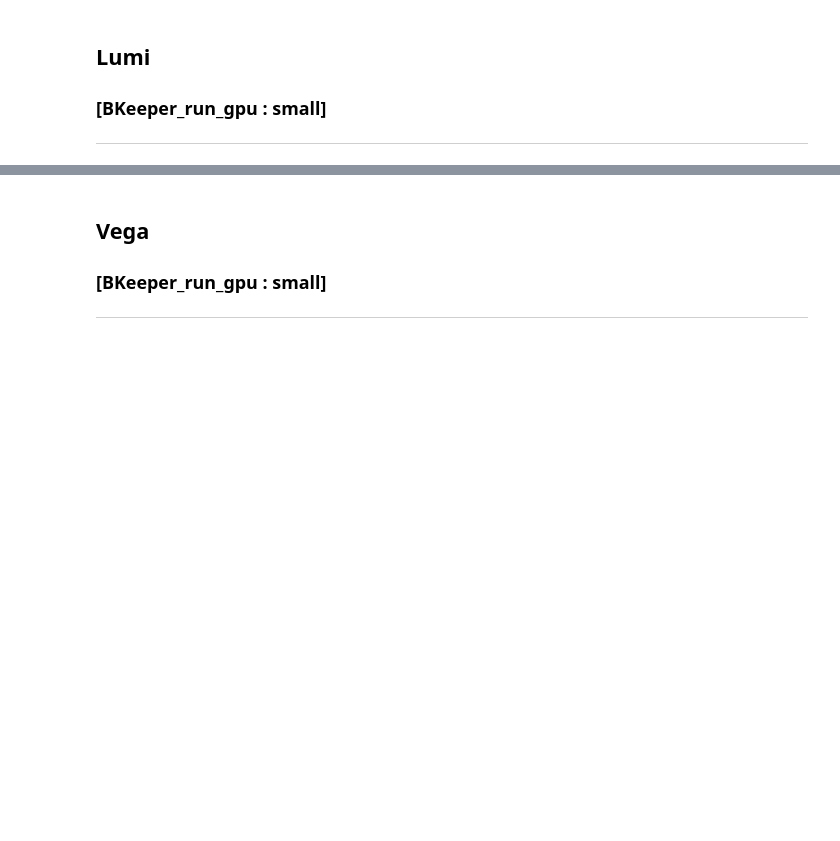
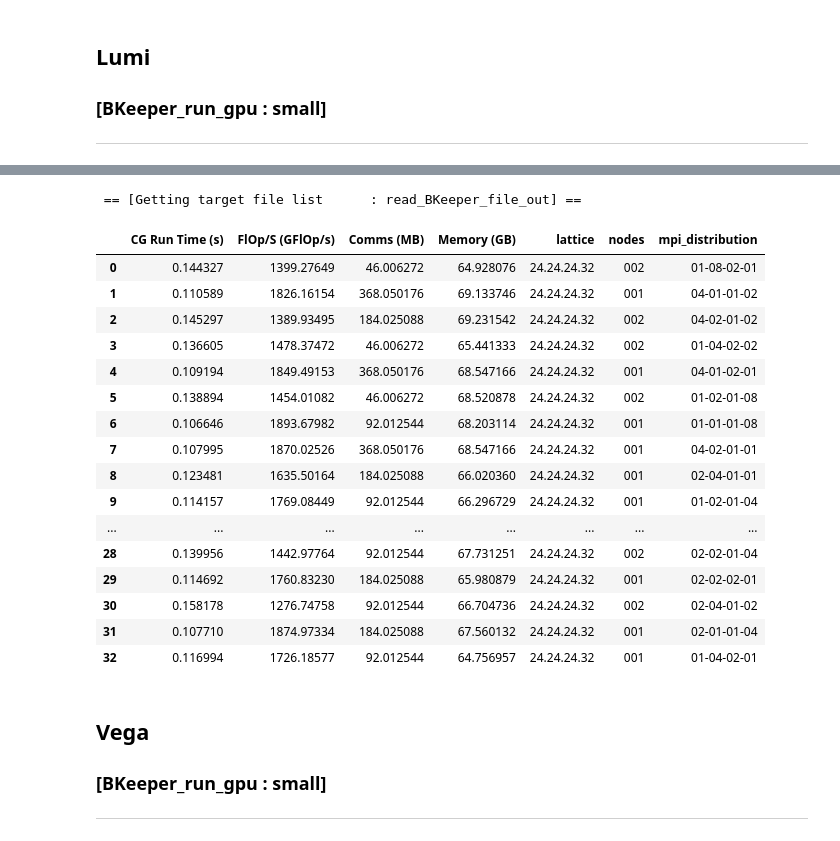
Before and after one commit to fbonnet08/Bench_Grid_HiRep, a Jupyter notebook: src/PythonCodes/Jupyter-NoteBooks/LLR-Bench_Grid_HiRep_Notebooks/Notebook_Bench_Grid_HiRep.ipynb, the cells around one changed output, grey strips where cells are left out. Drawn from its saved outputs; the diff is of its cells as text; code cells hidden in the pictures; blank space fills up the shorter version.

Commit message:
- Implementation of the notebook for graphing the BKeeper data output.

```diff
--- a/src/PythonCodes/Jupyter-NoteBooks/LLR-Bench_Grid_HiRep_Notebooks/Notebook_Bench_Grid_HiRep.ipynb
+++ b/src/PythonCodes/Jupyter-NoteBooks/LLR-Bench_Grid_HiRep_Notebooks/Notebook_Bench_Grid_HiRep.ipynb
@@ -299,7 +408,31 @@ m.printMesgAddStr("target_file_cluster_lst_lumi[:] --->: ", c.getYellow(), targe
 # %%
 # --------------------------------------------------------------------------
 # Reading in the inout file
-rc = readCluster_file_out(c, m, target_file_cluster_lst_lumi[:])
+rc, dataFrame_BKeeper_small_lumi = read_BKeeper_file_out(c, m, batch_action, simulation_size, target_file_cluster_lst_lumi[:])
+# %% [output]
+ == [Getting target file list      : read_BKeeper_file_out] ==
+# %%
+# --------------------------------------------------------------------------
+# Reading in the inout file
+dataFrame_BKeeper_small_lumi
+# %% [output]
+|  | CG Run Time (s) | FlOp/S (GFlOp/s) | Comms (MB) | Memory (GB) | lattice | nodes | mpi_distribution |
+| 0 | 0.144327 | 1399.27649 | 46.006272 | 64.928076 | 24.24.24.32 | 002 | 01-08-02-01 |
+| 1 | 0.110589 | 1826.16154 | 368.050176 | 69.133746 | 24.24.24.32 | 001 | 04-01-01-02 |
+| 2 | 0.145297 | 1389.93495 | 184.025088 | 69.231542 | 24.24.24.32 | 002 | 04-02-01-02 |
+| 3 | 0.136605 | 1478.37472 | 46.006272 | 65.441333 | 24.24.24.32 | 002 | 01-04-02-02 |
+| 4 | 0.109194 | 1849.49153 | 368.050176 | 68.547166 | 24.24.24.32 | 001 | 04-01-02-01 |
+| 5 | 0.138894 | 1454.01082 | 46.006272 | 68.520878 | 24.24.24.32 | 002 | 01-02-01-08 |
+| 6 | 0.106646 | 1893.67982 | 92.012544 | 68.203114 | 24.24.24.32 | 001 | 01-01-01-08 |
+| 7 | 0.107995 | 1870.02526 | 368.050176 | 68.547166 | 24.24.24.32 | 001 | 04-02-01-01 |
+| 8 | 0.123481 | 1635.50164 | 184.025088 | 66.020360 | 24.24.24.32 | 001 | 02-04-01-01 |
+| 9 | 0.114157 | 1769.08449 | 92.012544 | 66.296729 | 24.24.24.32 | 001 | 01-02-01-04 |
+| ... | ... | ... | ... | ... | ... | ... | ... |
+| 28 | 0.139956 | 1442.97764 | 92.012544 | 67.731251 | 24.24.24.32 | 002 | 02-02-01-04 |
+| 29 | 0.114692 | 1760.83230 | 184.025088 | 65.980879 | 24.24.24.32 | 001 | 02-02-02-01 |
+| 30 | 0.158178 | 1276.74758 | 92.012544 | 66.704736 | 24.24.24.32 | 002 | 02-04-01-02 |
+| 31 | 0.107710 | 1874.97334 | 184.025088 | 67.560132 | 24.24.24.32 | 001 | 02-01-01-04 |
+| 32 | 0.116994 | 1726.18577 | 92.012544 | 64.756957 | 24.24.24.32 | 001 | 01-04-02-01 |
 # %% [markdown]
 ## Vega
 ### [BKeeper_run_gpu : small]
```
Also changed, not shown: parts of 21 cells of this notebook, 1 other file.
